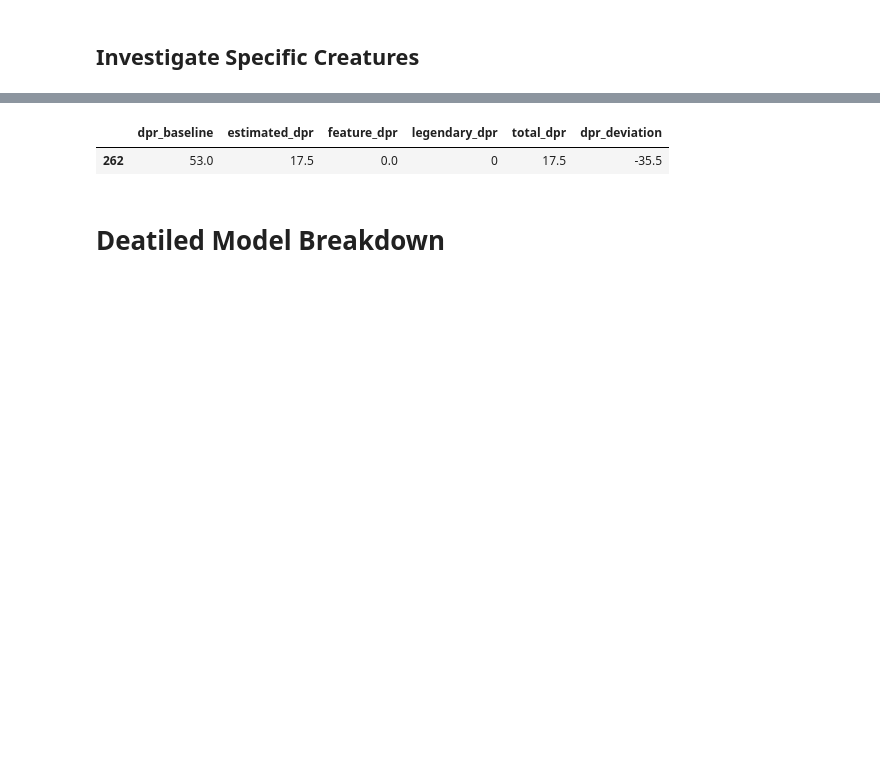
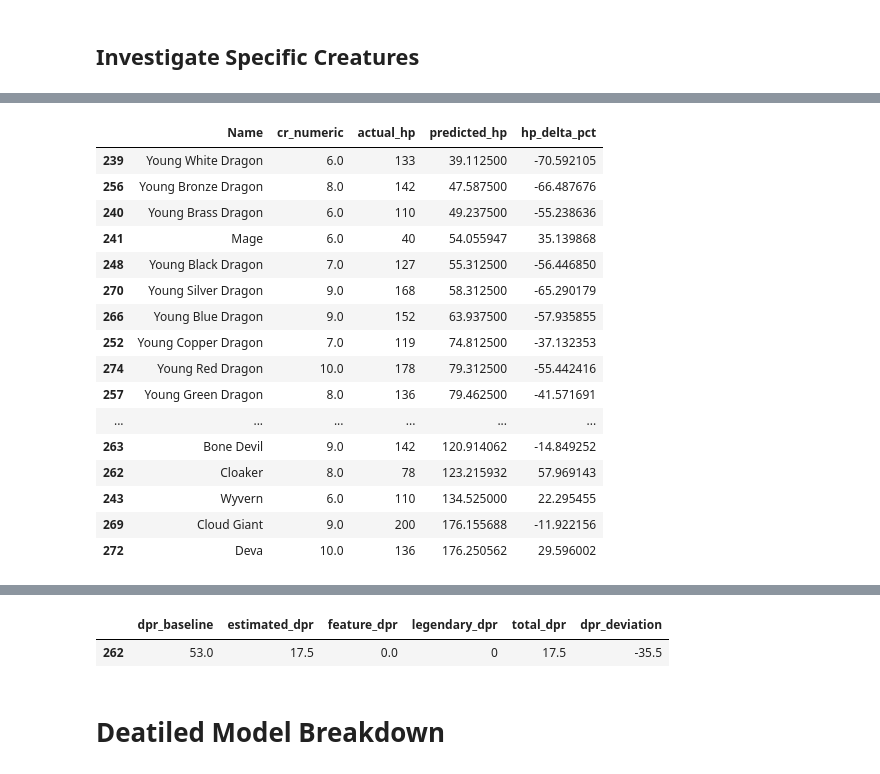
Before and after one commit to conorbarryhoke/matrix_v0, a Jupyter notebook: notebooks/3_model_analysis.ipynb, the cells around one changed output, grey strips where cells are left out. Saved outputs shown, nothing was run; the diff lists cells and outputs as text; code cells hidden in the pictures; blank space fills up the shorter version.

```diff
--- a/notebooks/3_model_analysis.ipynb
+++ b/notebooks/3_model_analysis.ipynb
@@ -170,3 +182,23 @@ legendary_actions_per_round  4.440892e-16
+# %%
+df[(df.has_flying==1) & (df.cr_numeric >= 5) & (df.cr_numeric <= 10)].sort_values('predicted_hp')[['Name', 'cr_numeric', 'actual_hp', 'predicted_hp', 'hp_delta_pct']]
+# %% [output]
+|  | Name | cr_numeric | actual_hp | predicted_hp | hp_delta_pct |
+| 239 | Young White Dragon | 6.0 | 133 | 39.112500 | -70.592105 |
+| 256 | Young Bronze Dragon | 8.0 | 142 | 47.587500 | -66.487676 |
+| 240 | Young Brass Dragon | 6.0 | 110 | 49.237500 | -55.238636 |
+| 241 | Mage | 6.0 | 40 | 54.055947 | 35.139868 |
+| 248 | Young Black Dragon | 7.0 | 127 | 55.312500 | -56.446850 |
+| 270 | Young Silver Dragon | 9.0 | 168 | 58.312500 | -65.290179 |
+| 266 | Young Blue Dragon | 9.0 | 152 | 63.937500 | -57.935855 |
+| 252 | Young Copper Dragon | 7.0 | 119 | 74.812500 | -37.132353 |
+| 274 | Young Red Dragon | 10.0 | 178 | 79.312500 | -55.442416 |
+| 257 | Young Green Dragon | 8.0 | 136 | 79.462500 | -41.571691 |
+| ... | ... | ... | ... | ... | ... |
+| 263 | Bone Devil | 9.0 | 142 | 120.914062 | -14.849252 |
+| 262 | Cloaker | 8.0 | 78 | 123.215932 | 57.969143 |
+| 243 | Wyvern | 6.0 | 110 | 134.525000 | 22.295455 |
+| 269 | Cloud Giant | 9.0 | 200 | 176.155688 | -11.922156 |
+| 272 | Deva | 10.0 | 136 | 176.250562 | 29.596002 |
 # %%
 # Interactive investigation
 # Uncomment and modify to investigate specific creatures:
```
Also changed, not shown: parts of 11 cells of this notebook, 24 other files.
